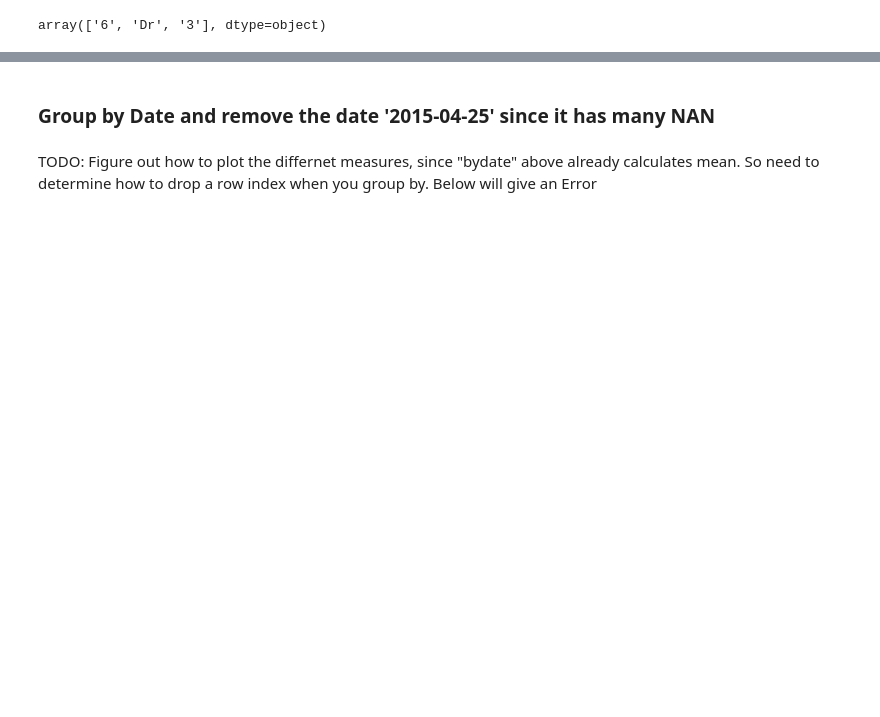
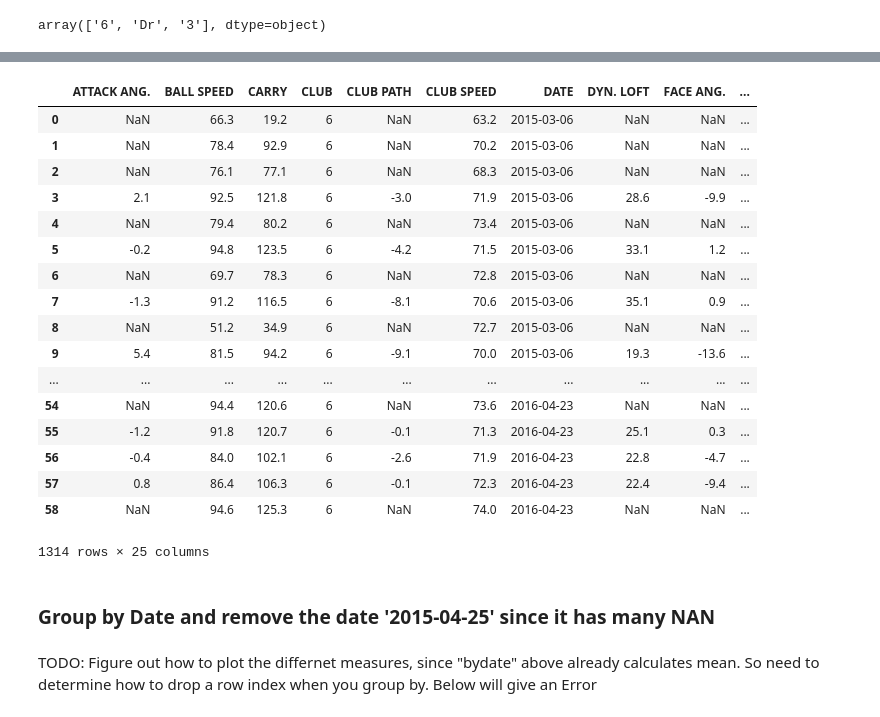
Before and after one commit to kranti1/golfscores, a Jupyter notebook: ExtractData.ipynb, the cells around one changed output, grey strips where cells are left out. Drawn from its saved outputs; the diff is of its cells as text; code cells hidden in the pictures; blank space fills up the shorter version.

Commit message:
added  club dataframes to hd5 store

```diff
--- a/ExtractData.ipynb
+++ b/ExtractData.ipynb
@@ -111,4 +98,25 @@ File path: Golf_data.h5
 /I6            frame_table  (typ->appendable,nrows->1314,ncols->25,indexers->[index])
+# %%
+hdf['I6']
+# %% [output]
+|  | ATTACK ANG. | BALL SPEED | CARRY | CLUB | CLUB PATH | CLUB SPEED | DATE | DYN. LOFT | FACE ANG. | ... |
+| 0 | NaN | 66.3 | 19.2 | 6 | NaN | 63.2 | 2015-03-06 | NaN | NaN | ... |
+| 1 | NaN | 78.4 | 92.9 | 6 | NaN | 70.2 | 2015-03-06 | NaN | NaN | ... |
+| 2 | NaN | 76.1 | 77.1 | 6 | NaN | 68.3 | 2015-03-06 | NaN | NaN | ... |
+| 3 | 2.1 | 92.5 | 121.8 | 6 | -3.0 | 71.9 | 2015-03-06 | 28.6 | -9.9 | ... |
+| 4 | NaN | 79.4 | 80.2 | 6 | NaN | 73.4 | 2015-03-06 | NaN | NaN | ... |
+| 5 | -0.2 | 94.8 | 123.5 | 6 | -4.2 | 71.5 | 2015-03-06 | 33.1 | 1.2 | ... |
+| 6 | NaN | 69.7 | 78.3 | 6 | NaN | 72.8 | 2015-03-06 | NaN | NaN | ... |
+| 7 | -1.3 | 91.2 | 116.5 | 6 | -8.1 | 70.6 | 2015-03-06 | 35.1 | 0.9 | ... |
+| 8 | NaN | 51.2 | 34.9 | 6 | NaN | 72.7 | 2015-03-06 | NaN | NaN | ... |
+| 9 | 5.4 | 81.5 | 94.2 | 6 | -9.1 | 70.0 | 2015-03-06 | 19.3 | -13.6 | ... |
+| ... | ... | ... | ... | ... | ... | ... | ... | ... | ... | ... |
+| 54 | NaN | 94.4 | 120.6 | 6 | NaN | 73.6 | 2016-04-23 | NaN | NaN | ... |
+| 55 | -1.2 | 91.8 | 120.7 | 6 | -0.1 | 71.3 | 2016-04-23 | 25.1 | 0.3 | ... |
+| 56 | -0.4 | 84.0 | 102.1 | 6 | -2.6 | 71.9 | 2016-04-23 | 22.8 | -4.7 | ... |
+| 57 | 0.8 | 86.4 | 106.3 | 6 | -0.1 | 72.3 | 2016-04-23 | 22.4 | -9.4 | ... |
+| 58 | NaN | 94.6 | 125.3 | 6 | NaN | 74.0 | 2016-04-23 | NaN | NaN | ... |
+1314 rows × 25 columns
 # %% [markdown]
 ### Group by Date and remove the  date '2015-04-25' since it has many NAN
 # %%
```
Also changed, not shown: parts of 8 cells of this notebook, 3 other files.
